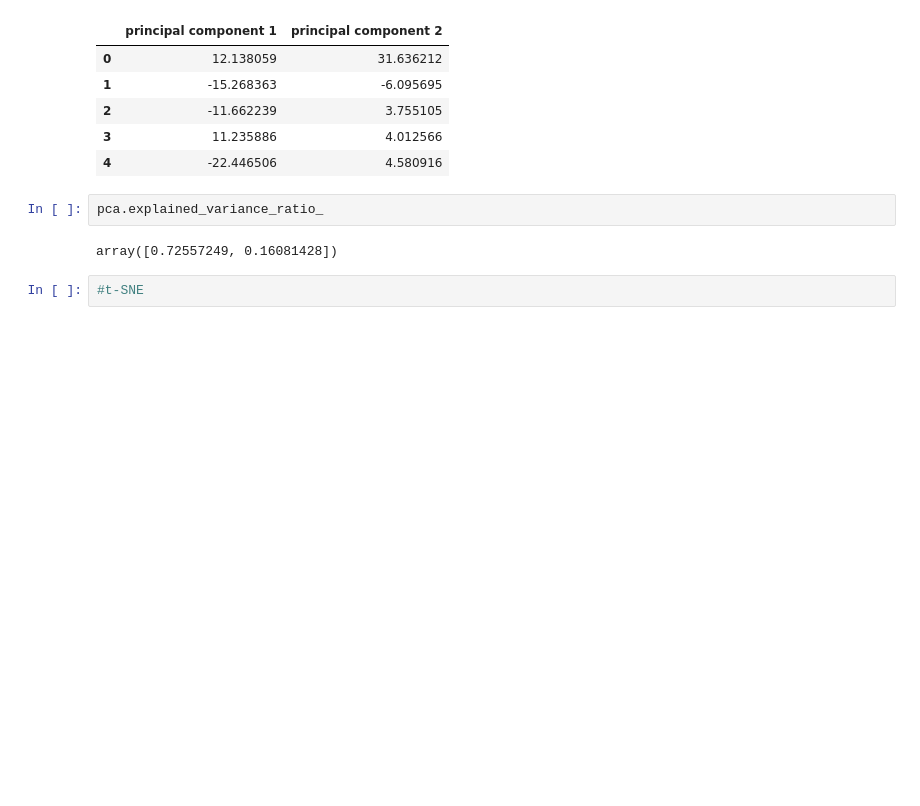
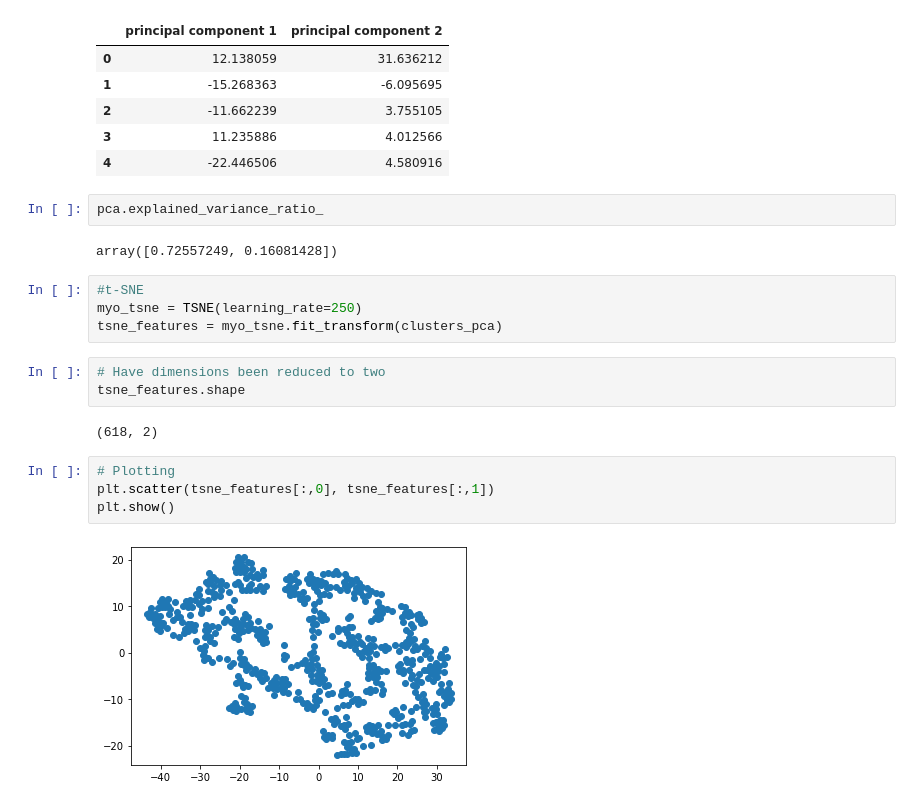
Before and after one commit to ColeJal/unsupervised-machine-learning-challenge, a Jupyter notebook: Myopia Clusters.ipynb, the cells around one changed output. Cells and saved outputs as stored; diff of their text form; blank space fills up the shorter version.

Commit message:
This commit is for challenge 20 unsupervised learning

```diff
--- a/Myopia Clusters.ipynb
+++ b/Myopia Clusters.ipynb
@@ -121,5 +121,18 @@ myo_cluster_pca.head()
 pca.explained_variance_ratio_
 # %% [output]
 array([0.72557249, 0.16081428])
-# %%
-#t-SNE
+# %%
+#t-SNE
+myo_tsne = TSNE(learning_rate=250)
+tsne_features = myo_tsne.fit_transform(clusters_pca)
+# %%
+# Have dimensions been reduced to two
+tsne_features.shape
+# %% [output]
+(618, 2)
+# %%
+# Plotting
+plt.scatter(tsne_features[:,0], tsne_features[:,1])
+plt.show()
+# %% [output]
+[figure, added]
```
Also changed, not shown: parts of 10 cells of this notebook.
